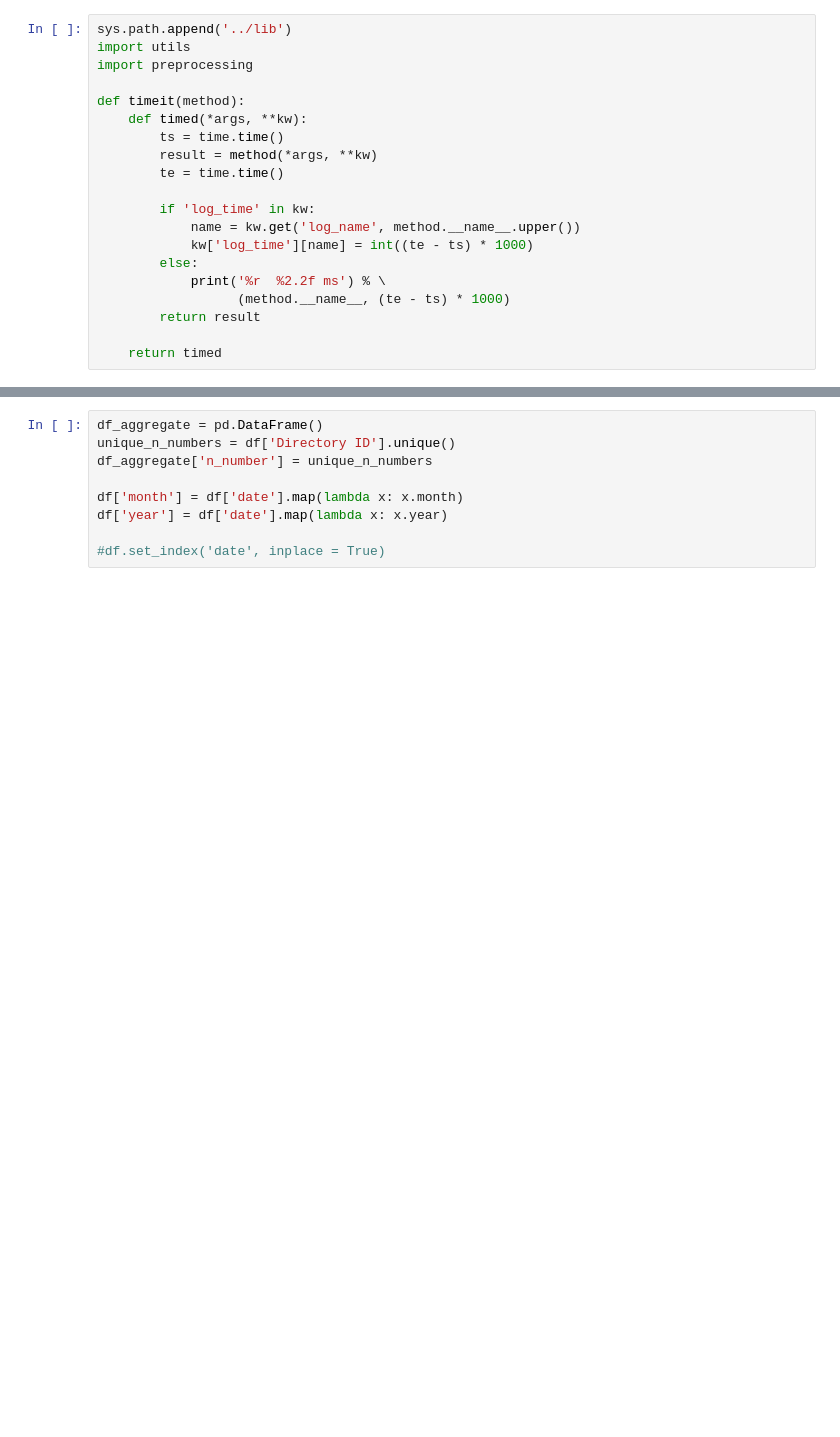
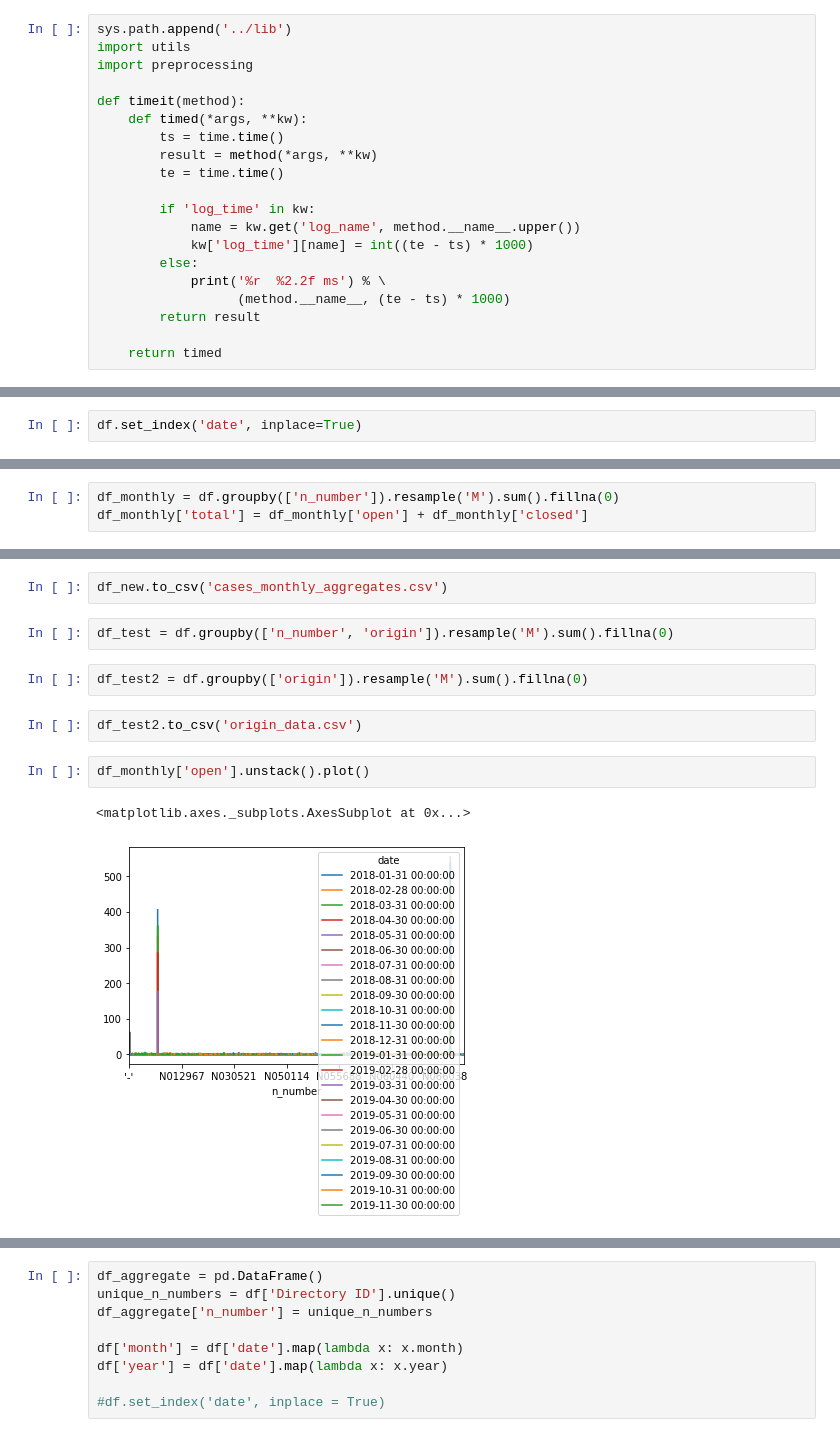
Before and after one commit to justinhennessy/100-days-of-code, a Jupyter notebook: project/sf_cases_etl.ipynb, the cells around one changed output, grey strips where cells are left out. Cells and saved outputs as stored; diff of their text form; blank space fills up the shorter version.

```diff
--- a/project/sf_cases_etl.ipynb
+++ b/project/sf_cases_etl.ipynb
@@ -60,0 +76,2 @@ df.drop(columns=['Date/Time Opened'])
+# %%
+df.set_index('date', inplace=True)
@@ -60,0 +86,3 @@ df.drop(columns=['Date/Time Opened'])
+# %%
+df_monthly = df.groupby(['n_number']).resample('M').sum().fillna(0)
+df_monthly['total'] = df_monthly['open'] + df_monthly['closed']
@@ -60,0 +128,13 @@ df.drop(columns=['Date/Time Opened'])
+# %%
+df_new.to_csv('cases_monthly_aggregates.csv')
+# %%
+df_test = df.groupby(['n_number', 'origin']).resample('M').sum().fillna(0)
+# %%
+df_test2 = df.groupby(['origin']).resample('M').sum().fillna(0)
+# %%
+df_test2.to_csv('origin_data.csv')
+# %%
+df_monthly['open'].unstack().plot()
+# %% [output]
+<matplotlib.axes._subplots.AxesSubplot at 0x...>
+[figure, added]
```
Also changed, not shown: parts of 14 cells of this notebook, 2 other files.
